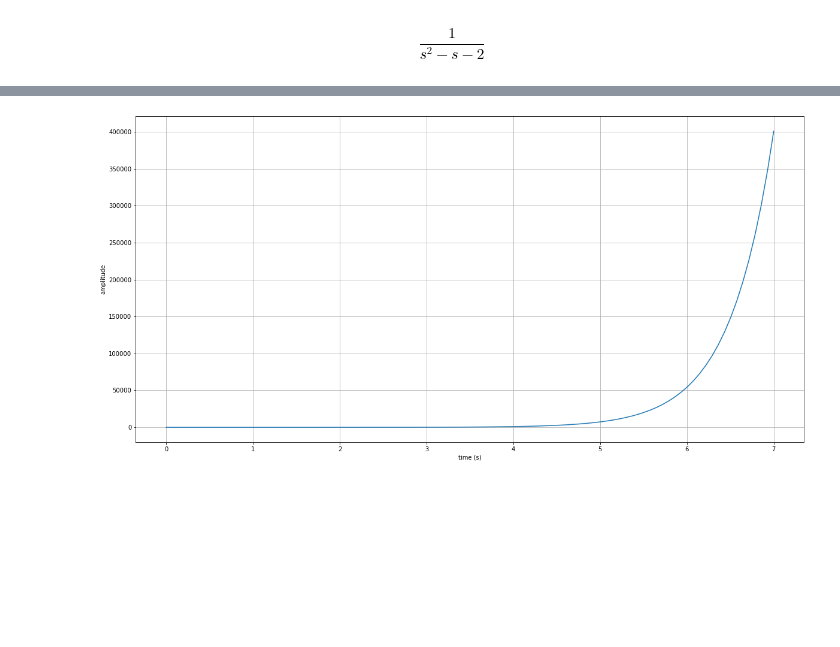
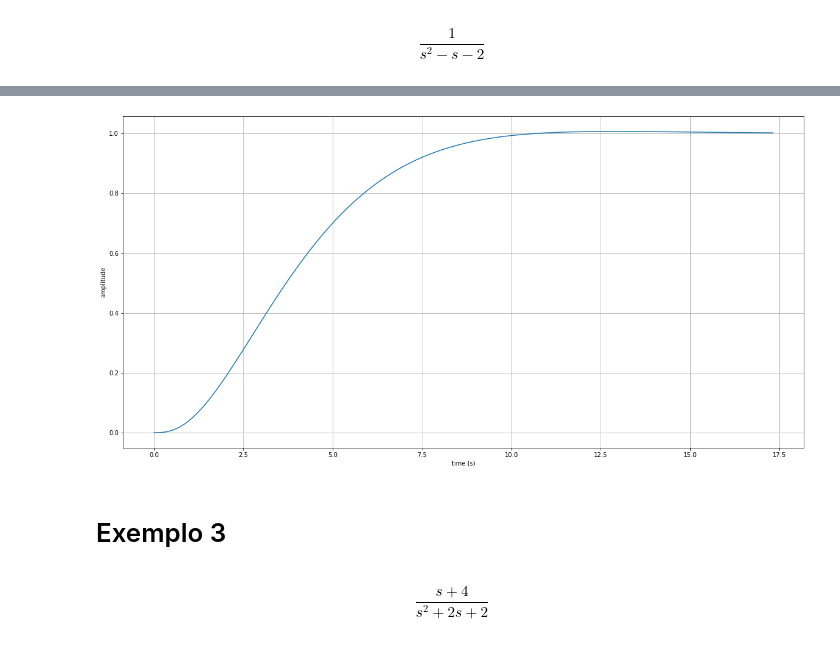
Before and after one commit to kenzosakiyama/controle, a Jupyter notebook: lugar_das_raizes.ipynb, the cells around one changed output, grey strips where cells are left out. Saved outputs shown, nothing was run; the diff lists cells and outputs as text; code cells hidden in the pictures; blank space fills up the shorter version.

```diff
--- a/lugar_das_raizes.ipynb
+++ b/lugar_das_raizes.ipynb
@@ -17,0 +20,2 @@ x_array, y_array = impulse_response(example)
+# %%
+ex = TransferFunction([1], [1, 3, 2, 0])
@@ -18,7 +30,13 @@ x_array, y_array = impulse_response(example)
+# %%
+k = 0.5 # Acima de 0.34 começa a ter comportamento oscilatório
+# %%
+x, y = step_response(k*ex/(1 + k*ex))
 # %%
-plt.plot(x_array, y_array)
+plt.plot(x, y)
 plt.xlabel("time (s)")
 plt.ylabel("amplitude")
 plt.grid()
 # %% [output]
-[figure, old version]
+[figure, new version]
+# %% [markdown]
+# Exemplo 3
@@ -24,0 +45,4 @@ plt.grid()
+# %%
+ex3
+# %% [output]
+$$\frac{s + 4}{s^2 + 2 s + 2}$$
```
Also changed, not shown: parts of 12 cells of this notebook.
